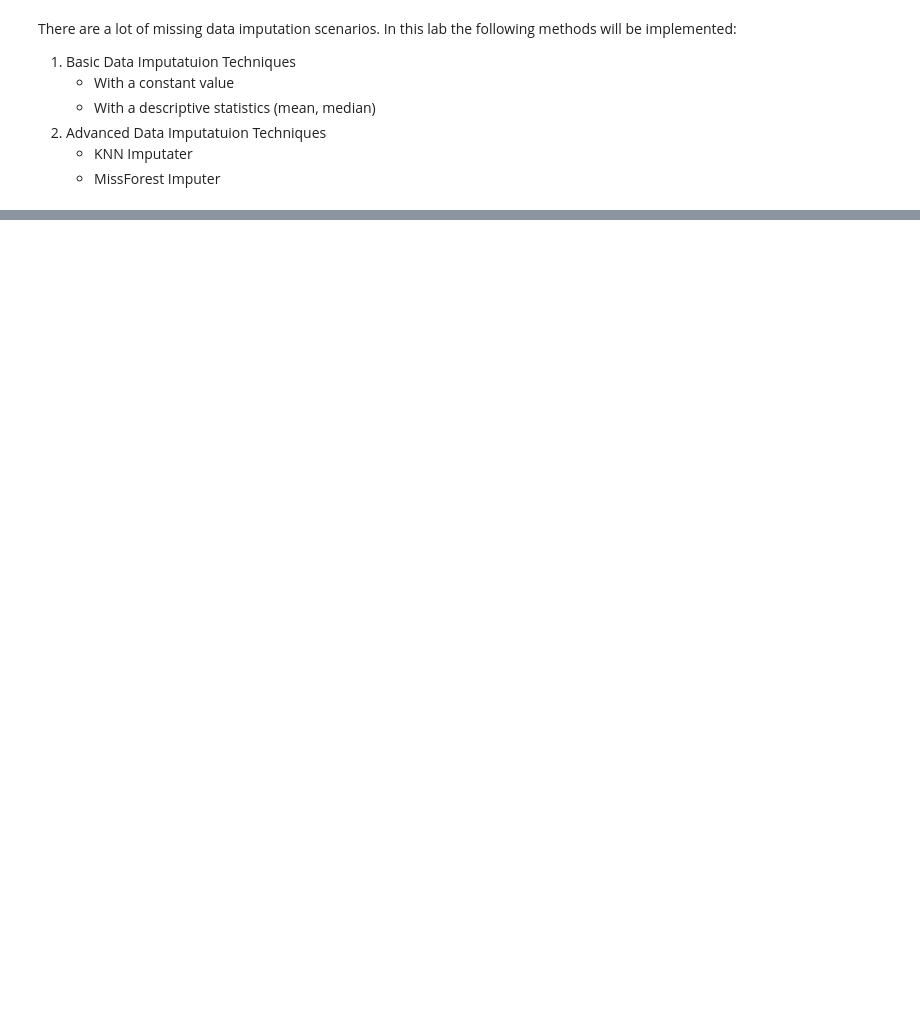
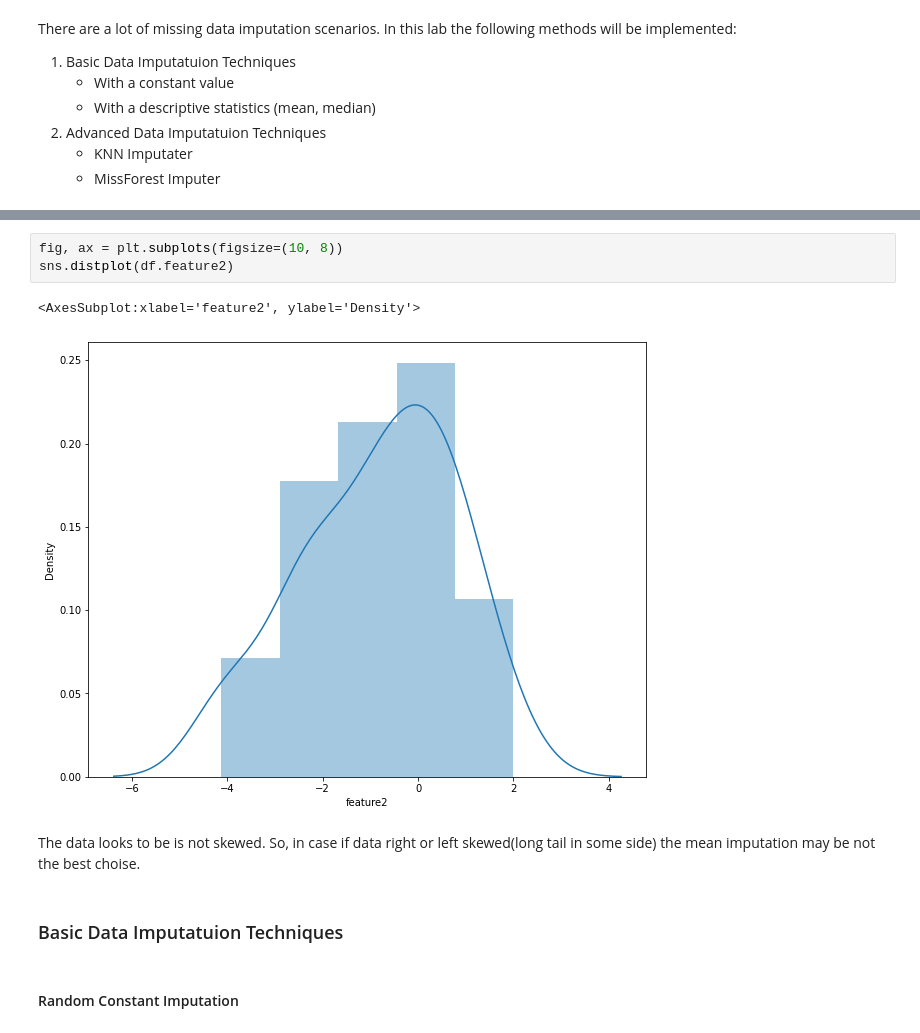
Before and after one commit to HSEDataAnalysis/LAB1_EDA, a Jupyter notebook: main.ipynb, the cells around one changed output, grey strips where cells are left out. Saved outputs shown, nothing was run; the diff lists cells and outputs as text; blank space fills up the shorter version.

Commit message:
Basic Imputation added

```diff
--- a/main.ipynb
+++ b/main.ipynb
@@ -118,0 +123,12 @@ sns.distplot(df.feature1)
+# %%
+fig, ax = plt.subplots(figsize=(10, 8))
+sns.distplot(df.feature2)
+# %% [output]
+<AxesSubplot:xlabel='feature2', ylabel='Density'>
+[figure, added]
+# %% [markdown]
+The data looks to be is not skewed. So, in case if data right or left skewed(long tail in some side) the mean imputation may be not the best choise.
+# %% [markdown]
+### Basic Data Imputatuion Techniques
+# %% [markdown]
+#### Random Constant Imputation
```
Also changed, not shown: parts of 15 cells of this notebook.
